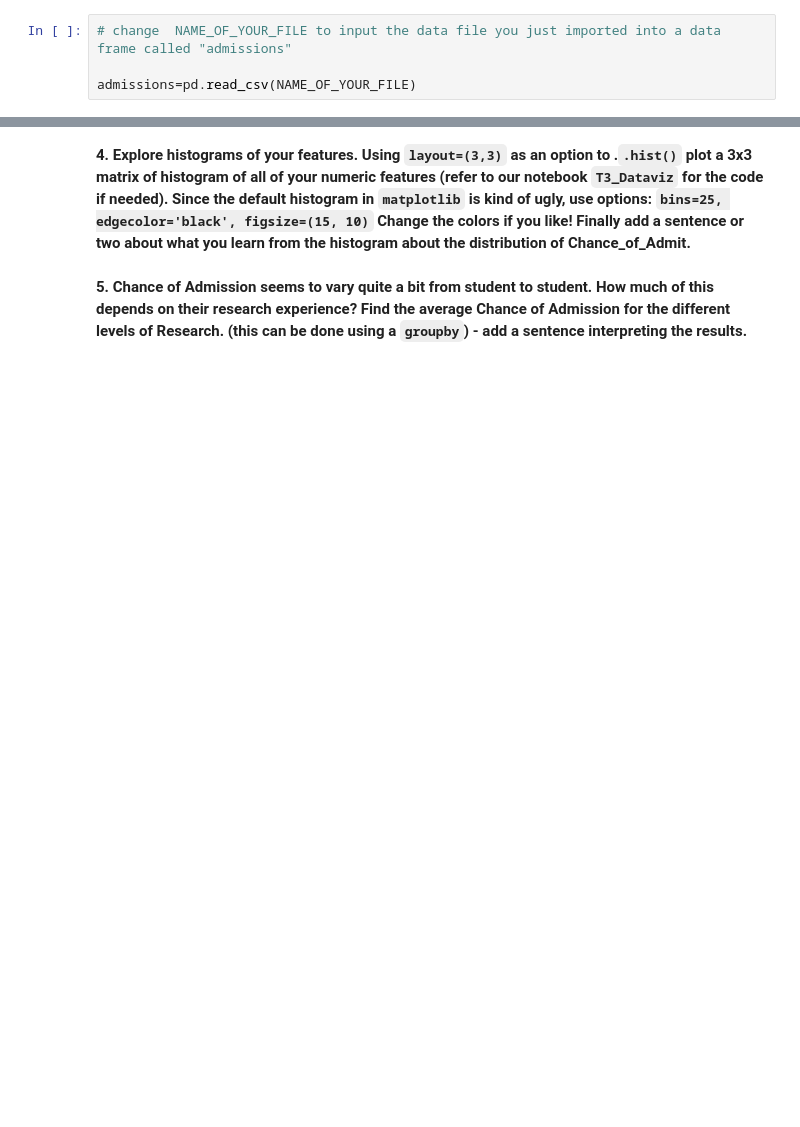
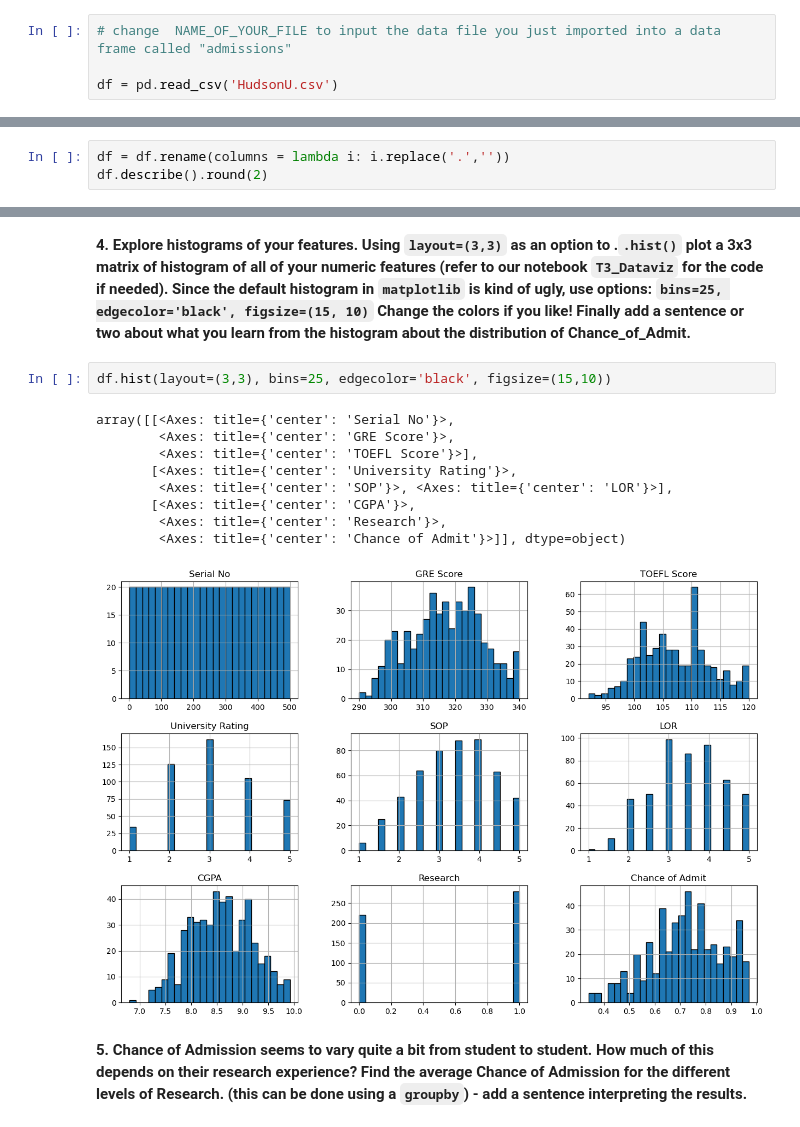
Before and after one commit to chrismji/Datasci-and-Ai-in-Bus, a Jupyter notebook: hw2.ipynb, the cells around one changed output, grey strips where cells are left out. Saved outputs shown, nothing was run; the diff lists cells and outputs as text; blank space fills up the shorter version.

```diff
--- a/hw2.ipynb
+++ b/hw2.ipynb
@@ -47,6 +47,6 @@ Upload the HudsonU data into Colab as we have done in class, using the folder ic
 # %%
 # change  NAME_OF_YOUR_FILE to input the data file you just imported into a data frame called "admissions"
 
-admissions=pd.read_csv(NAME_OF_YOUR_FILE)
+df = pd.read_csv('HudsonU.csv')
 # %% [markdown]
 **1. Is this a supervised or unsupervised problem?  Is it classification or regression?**
@@ -55,2 +78,5 @@ admissions=pd.read_csv(NAME_OF_YOUR_FILE)
 # %% [markdown]
 **3. Rename the columns in the dataframe to remove any blank spaces and symbols in the column (feature) names, to make them easier to refer to. This will make your life easier.  Show descriptive statistics for the newly-named columns using `describe()` - make sure output only has 2 decimal places.**
+# %%
+df = df.rename(columns = lambda i: i.replace('.',''))
+df.describe().round(2)
@@ -57,4 +93,16 @@ admissions=pd.read_csv(NAME_OF_YOUR_FILE)
 # %% [markdown]
 **4. Explore histograms of your features. Using `layout=(3,3)` as an option to .`.hist()` plot a  3x3 matrix of histogram of all of your numeric features (refer to our notebook `T3_Dataviz` for the code if needed).   Since the default histogram in `matplotlib` is kind of ugly, use options: `bins=25, edgecolor='black', figsize=(15, 10)` Change the colors if you like!  Finally add a sentence or two about what you learn from the histogram about the distribution of Chance_of_Admit.**
+# %%
+df.hist(layout=(3,3), bins=25, edgecolor='black', figsize=(15,10))
+# %% [output]
+array([[<Axes: title={'center': 'Serial No'}>,
+        <Axes: title={'center': 'GRE Score'}>,
+        <Axes: title={'center': 'TOEFL Score'}>],
+       [<Axes: title={'center': 'University Rating'}>,
+        <Axes: title={'center': 'SOP'}>, <Axes: title={'center': 'LOR'}>],
+       [<Axes: title={'center': 'CGPA'}>,
+        <Axes: title={'center': 'Research'}>,
+        <Axes: title={'center': 'Chance of Admit'}>]], dtype=object)
+[figure, added]
 # %% [markdown]
 **5. Chance of Admission seems to vary quite a bit from student to student. How much of this depends on their research experience? Find the average Chance of Admission for the different levels of Research. (this can be done using a `groupby`) - add a sentence interpreting the results.**
```
Also changed, not shown: parts of 10 cells of this notebook.
